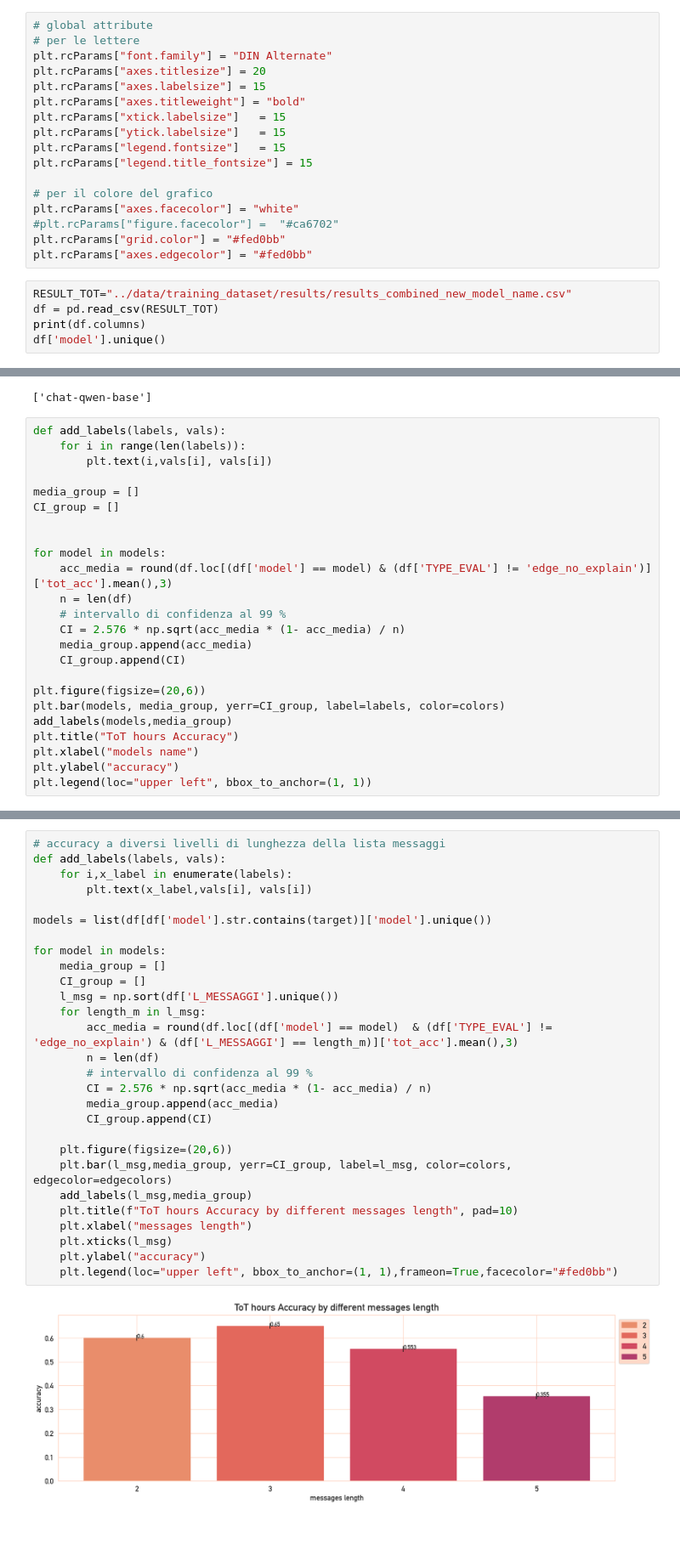
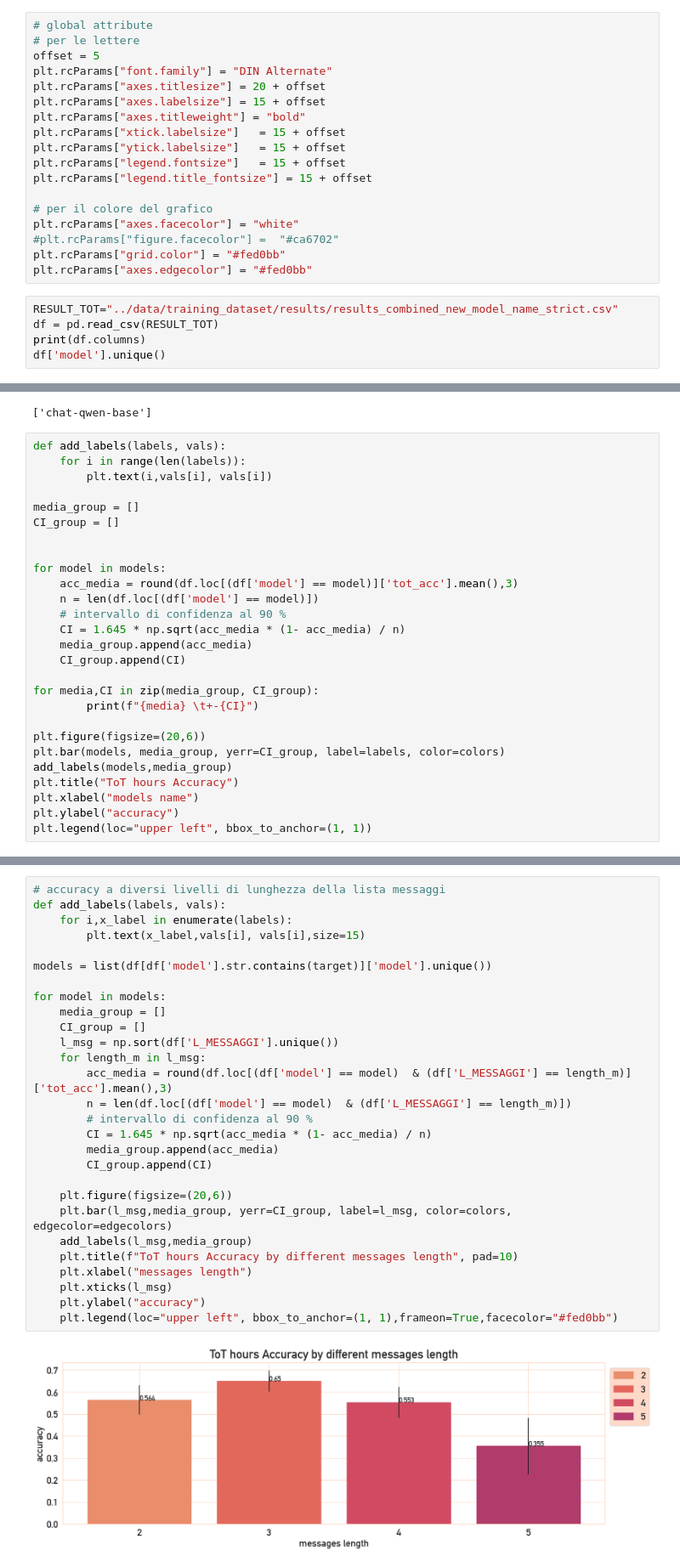
Before and after one commit to Rdm-Nico/SitiBTAgent, a Jupyter notebook: visualization/test_qwen_base.ipynb, the cells around one changed output, grey strips where cells are left out. Shown at 85% size. Cells and saved outputs as stored; diff of their text form; blank space fills up the shorter version.

```diff
--- a/visualization/test_qwen_base.ipynb
+++ b/visualization/test_qwen_base.ipynb
@@ -12,14 +12,15 @@ colors = edgecolors = sns.color_palette("flare")
 # %%
 # global attribute
 # per le lettere
+offset = 5
 plt.rcParams["font.family"] = "DIN Alternate"
-plt.rcParams["axes.titlesize"] = 20
-plt.rcParams["axes.labelsize"] = 15
+plt.rcParams["axes.titlesize"] = 20 + offset
+plt.rcParams["axes.labelsize"] = 15 + offset
 plt.rcParams["axes.titleweight"] = "bold"
-plt.rcParams["xtick.labelsize"]   = 15
-plt.rcParams["ytick.labelsize"]   = 15
-plt.rcParams["legend.fontsize"]   = 15
-plt.rcParams["legend.title_fontsize"] = 15
+plt.rcParams["xtick.labelsize"]   = 15 + offset
+plt.rcParams["ytick.labelsize"]   = 15 + offset
+plt.rcParams["legend.fontsize"]   = 15 + offset
+plt.rcParams["legend.title_fontsize"] = 15 + offset
 
 # per il colore del grafico
 plt.rcParams["axes.facecolor"] = "white"
@@ -27,7 +28,7 @@ plt.rcParams["axes.facecolor"] = "white"
 plt.rcParams["grid.color"] = "#fed0bb"
 plt.rcParams["axes.edgecolor"] = "#fed0bb"
 # %%
-RESULT_TOT="../data/training_dataset/results/results_combined_new_model_name.csv"
+RESULT_TOT="../data/training_dataset/results/results_combined_new_model_name_strict.csv"
 df = pd.read_csv(RESULT_TOT)
 print(df.columns)
 df['model'].unique()
@@ -78,12 +79,15 @@ CI_group = []
 
 
 for model in models:
-    acc_media = round(df.loc[(df['model'] == model) & (df['TYPE_EVAL'] != 'edge_no_explain')]['tot_acc'].mean(),3)
-    n = len(df)
-    # intervallo di confidenza al 99 %
-    CI = 2.576 * np.sqrt(acc_media * (1- acc_media) / n)
+    acc_media = round(df.loc[(df['model'] == model)]['tot_acc'].mean(),3)
+    n = len(df.loc[(df['model'] == model)])
+    # intervallo di confidenza al 90 %
+    CI = 1.645 * np.sqrt(acc_media * (1- acc_media) / n)
     media_group.append(acc_media)
     CI_group.append(CI)
+
+for media,CI in zip(media_group, CI_group):
+        print(f"{media} \t+-{CI}")
 
 plt.figure(figsize=(20,6))
 plt.bar(models, media_group, yerr=CI_group, label=labels, color=colors)
@@ -98,30 +103,30 @@ plt.legend(loc="upper left", bbox_to_anchor=(1, 1))
 # %%
 # accuracy a diversi livelli di lunghezza della lista messaggi
 def add_labels(labels, vals):
     for i,x_label in enumerate(labels):
-        plt.text(x_label,vals[i], vals[i])
+        plt.text(x_label,vals[i], vals[i],size=15)
 
 models = list(df[df['model'].str.contains(target)]['model'].unique())
 
 for model in models:
     media_group = []
     CI_group = []
     l_msg = np.sort(df['L_MESSAGGI'].unique())
     for length_m in l_msg:
-        acc_media = round(df.loc[(df['model'] == model)  & (df['TYPE_EVAL'] != 'edge_no_explain') & (df['L_MESSAGGI'] == length_m)]['tot_acc'].mean(),3)
-        n = len(df)
-        # intervallo di confidenza al 99 %
-        CI = 2.576 * np.sqrt(acc_media * (1- acc_media) / n)
+        acc_media = round(df.loc[(df['model'] == model)  & (df['L_MESSAGGI'] == length_m)]['tot_acc'].mean(),3)
+        n = len(df.loc[(df['model'] == model)  & (df['L_MESSAGGI'] == length_m)])
+        # intervallo di confidenza al 90 %
+        CI = 1.645 * np.sqrt(acc_media * (1- acc_media) / n)
         media_group.append(acc_media)
         CI_group.append(CI)
 
     plt.figure(figsize=(20,6))
     plt.bar(l_msg,media_group, yerr=CI_group, label=l_msg, color=colors, edgecolor=edgecolors)
     add_labels(l_msg,media_group)
     plt.title(f"ToT hours Accuracy by different messages length", pad=10)
     plt.xlabel("messages length")
     plt.xticks(l_msg)
     plt.ylabel("accuracy")
     plt.legend(loc="upper left", bbox_to_anchor=(1, 1),frameon=True,facecolor="#fed0bb")
 # %% [output]
-[figure, old version]
+[figure, new version]
```
Also changed, not shown: parts of 16 cells of this notebook, 2 other files.
